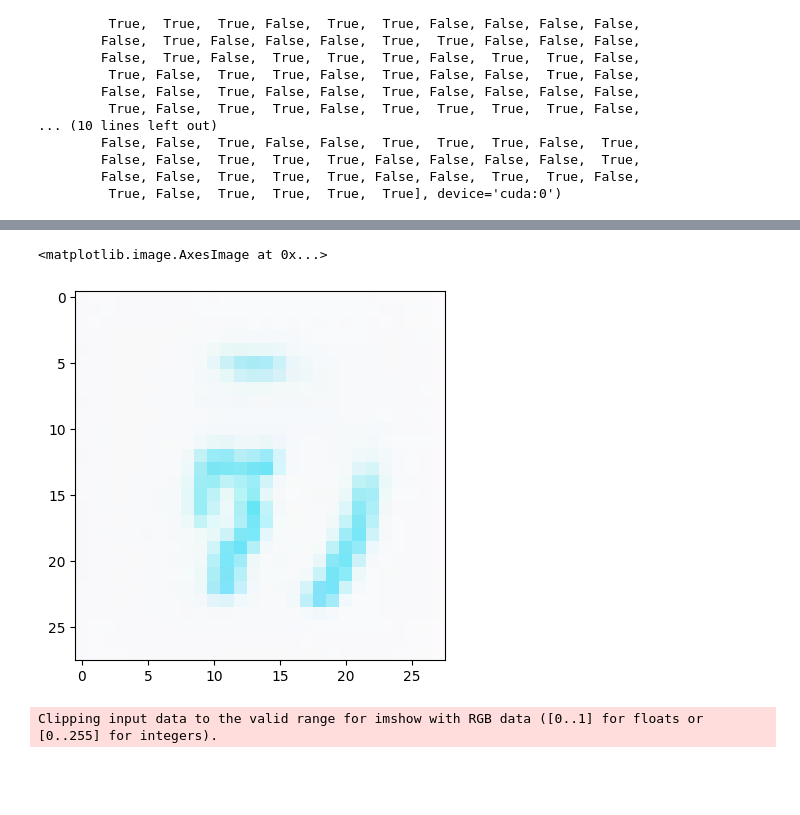
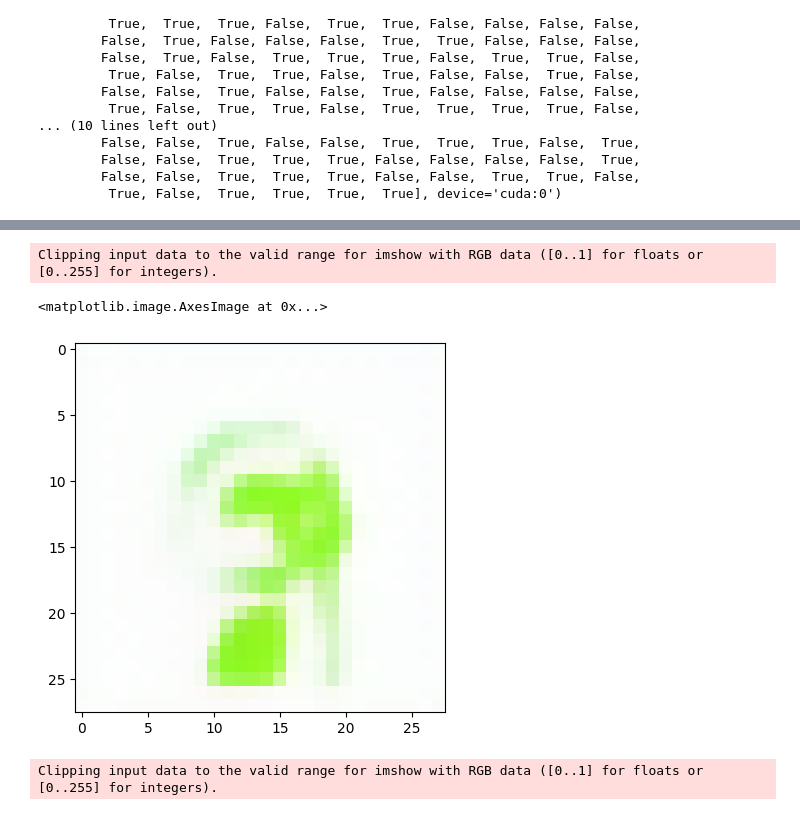
Before and after one commit to echeloni11/Diff_ColorMNIST, a Jupyter notebook: explore.ipynb, the cells around one changed output, grey strips where cells are left out. Saved outputs shown, nothing was run; the diff lists cells and outputs as text; code cells hidden in the pictures; blank space fills up the shorter version.

```diff
--- a/explore.ipynb
+++ b/explore.ipynb
@@ -26,8 +26,8 @@ ws_test = [0.0, 0.5, 2.0] # strength of generative guidance
 ddpm = DDPM(nn_model=ContextUnetColored(in_channels=3, n_feat=n_feat, n_classes=n_classes, cond_mode=cond_mode), betas=(1e-4, 0.02), n_T=n_T, device=device, drop_prob=0.1, color=True)
 ddpm.to(device)
 
-ddpm.load_state_dict(torch.load("./experiments/240511_2/model/model_29.pth", map_location=device))
-# ddpm.load_state_dict(torch.load("./diff_to_download/240504_2_model_29.pth", map_location=device))
+ddpm.load_state_dict(torch.load("./experiments/240514_1/model/model_20.pth", map_location=device))
+# ddpm.load_state_dict(torch.load("./diff_to_download/240504_1_model_29.pth", map_location=device))
 
 tf = transforms.Compose([transforms.ToTensor()]) # mnist is already normalised 0 to 1
 
@@ -217,7 +217,7 @@ u = ddpm.abduct(results[0], \
 # %%
 u_test = ddpm.abduct(x_test_colored, \
                 y_test.to(device),\
-                size=(3,28,28), device=device, guide_w=2, hues=hue_test, hue_uncond=1, c_uncond=0)
+                size=(3,28,28), device=device, guide_w=2, hues=hue_test)
 # %%
 hue_test
 # %% [output]
@@ -225,12 +225,13 @@ tensor([0.7025], device='cuda:0')
 # %%
 x_cf_test = ddpm.reconstruct(u_test, \
-                        torch.tensor([0], dtype=torch.int64, device=device),\
+                        torch.tensor([9], dtype=torch.int64, device=device),\
                         size=(3,28,28), guide_w=2, \
-                        hues=torch.tensor([0.7025],device=device), hue_uncond=1, c_uncond=0)
+                        hues=torch.tensor([0.7702],device=device), hue_uncond=0)
 plt.imshow((-1*x_cf_test[0]+1).permute(1,2,0).detach().cpu().numpy())
 # %% [output]
-<matplotlib.image.AxesImage at 0x...>
+Clipping input data to the valid range for imshow with RGB data ([0..1] for floats or [0..255] for integers).
+<matplotlib.image.AxesImage at 0x...>
-[figure, old version]
+[figure, new version]
 # %%
 u_random = torch.randn_like(u_test)
 # %%
```
Also changed, not shown: parts of 3 cells of this notebook, 4 other files.
